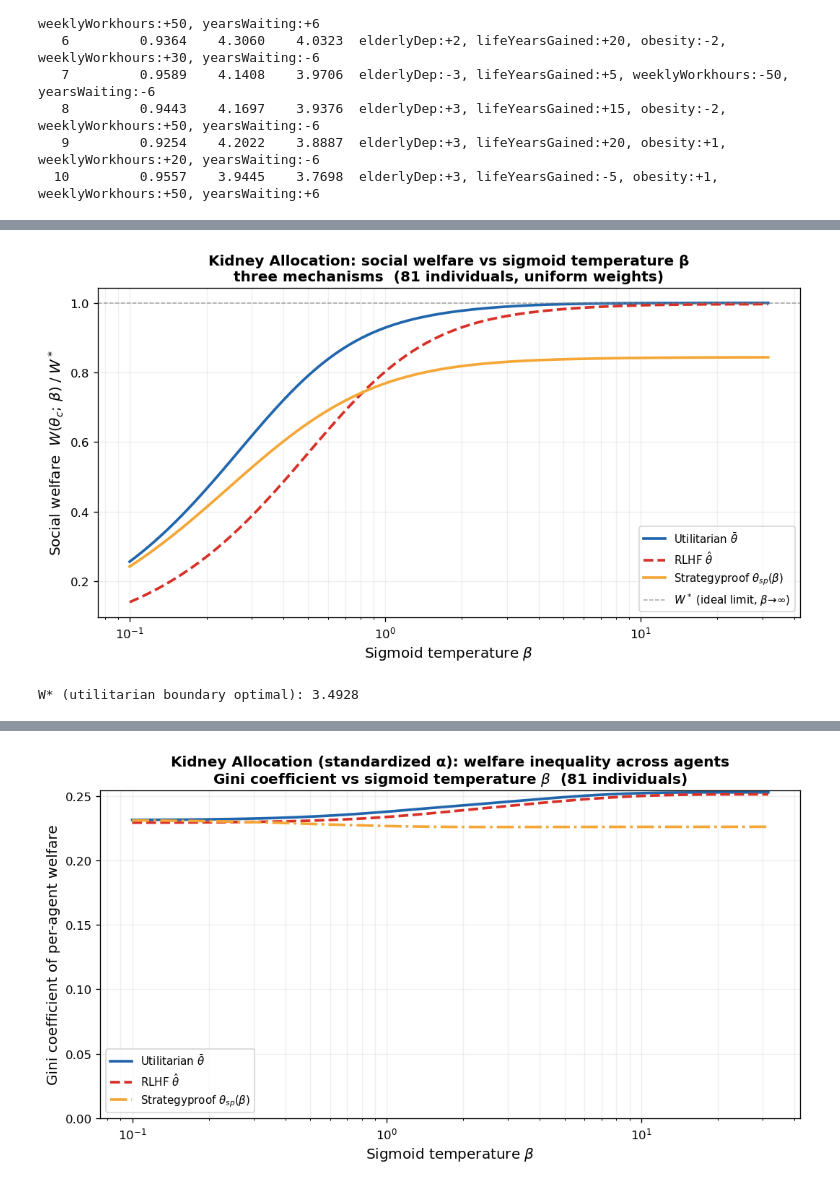
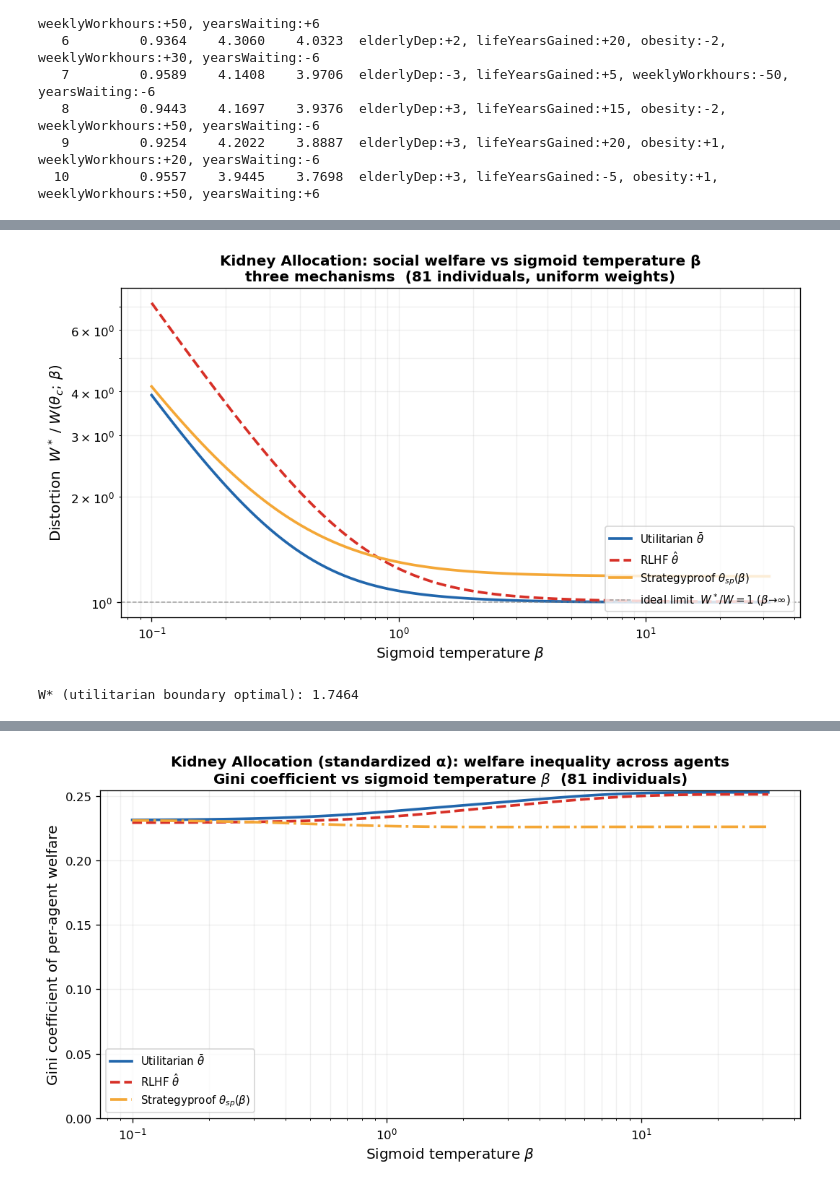
Before and after one commit to michelleeesi/hiddenstructure, a Jupyter notebook: empirics_kidney/empirics_kidney.ipynb, the cells around one changed output, grey strips where cells are left out. Saved outputs shown, nothing was run; the diff lists cells and outputs as text; code cells hidden in the pictures.

```diff
--- a/empirics_kidney/empirics_kidney.ipynb
+++ b/empirics_kidney/empirics_kidney.ipynb
@@ -767,41 +764,41 @@ betas = np.logspace(-1, 1.5, 100)
 
 W_util_sw, W_rlhf_sw, W_sp_sw = [], [], []
 theta_sp_prev = theta_bar.copy()
 
 for b in betas:
     phi_avg       = phi_all(theta_arr, b, alpha_all).mean(axis=0)
     theta_sp      = phi_inv(phi_avg, b, alpha_all, theta_init=theta_sp_prev)
     theta_sp_prev = theta_sp.copy()
 
     W_util_sw.append(social_welfare_beta(theta_bar,  b, theta_arr, w_uniform, alpha_all))
     W_rlhf_sw.append(social_welfare_beta(theta_rlhf, b, theta_arr, w_uniform, alpha_all))
     W_sp_sw.append(  social_welfare_beta(theta_sp,   b, theta_arr, w_uniform, alpha_all))
 
-W_util_sw = np.array(W_util_sw) / W_star
-W_rlhf_sw = np.array(W_rlhf_sw) / W_star
-W_sp_sw   = np.array(W_sp_sw)   / W_star
+W_util_sw = W_star / np.array(W_util_sw)
+W_rlhf_sw = W_star / np.array(W_rlhf_sw)
+W_sp_sw   = W_star / np.array(W_sp_sw)
 
 fig, ax = plt.subplots(figsize=(9, 5))
 ax.plot(betas, W_util_sw, color='#2166ac', ls='-',  lw=2.2, label=r'Utilitarian $\bar\theta$')
 ax.plot(betas, W_rlhf_sw, color='#d73027', ls='--', lw=2.2, label=r'RLHF $\hat\theta$')
 ax.plot(betas, W_sp_sw,   color='#f4a736', ls='-',  lw=2.2, label=r'Strategyproof $\theta_{sp}(\beta)$')
 ax.axhline(1.0, color='grey', ls='--', lw=0.9, alpha=0.7,
-           label=r'$W^*$ (ideal limit, $\beta\to\infty$)')
-ax.set_xscale('log')
+           label=r'ideal limit  $W^*/W = 1$ ($\beta\to\infty$)')
+ax.set_xscale('log'); ax.set_yscale('log')
 ax.set_xlabel(r'Sigmoid temperature $\beta$', fontsize=12)
-ax.set_ylabel(r'Social welfare  $W(\theta_c;\,\beta)\;/\;W^*$', fontsize=12)
+ax.set_ylabel(r'Distortion  $W^*\;/\;W(\theta_c;\,\beta)$', fontsize=12)
 ax.set_title('Kidney Allocation: social welfare vs sigmoid temperature β\n'
              'three mechanisms  (81 individuals, uniform weights)',
              fontweight='bold')
 ax.legend(fontsize=9, loc='lower right')
 ax.grid(True, which='both', alpha=0.2)
 plt.tight_layout()
 plt.show()
 
 print(f"W* (utilitarian boundary optimal): {W_star:.4f}")
 # %% [output]
-[figure, old version]
+[figure, new version]
-W* (utilitarian boundary optimal): 3.4928
+W* (utilitarian boundary optimal): 1.7464
 # %%
 # ── Per-person welfare bounds vs sigmoid temperature β — Kidney ───────────
 #
```
Also changed, not shown: parts of 8 cells of this notebook, 13 other files.
